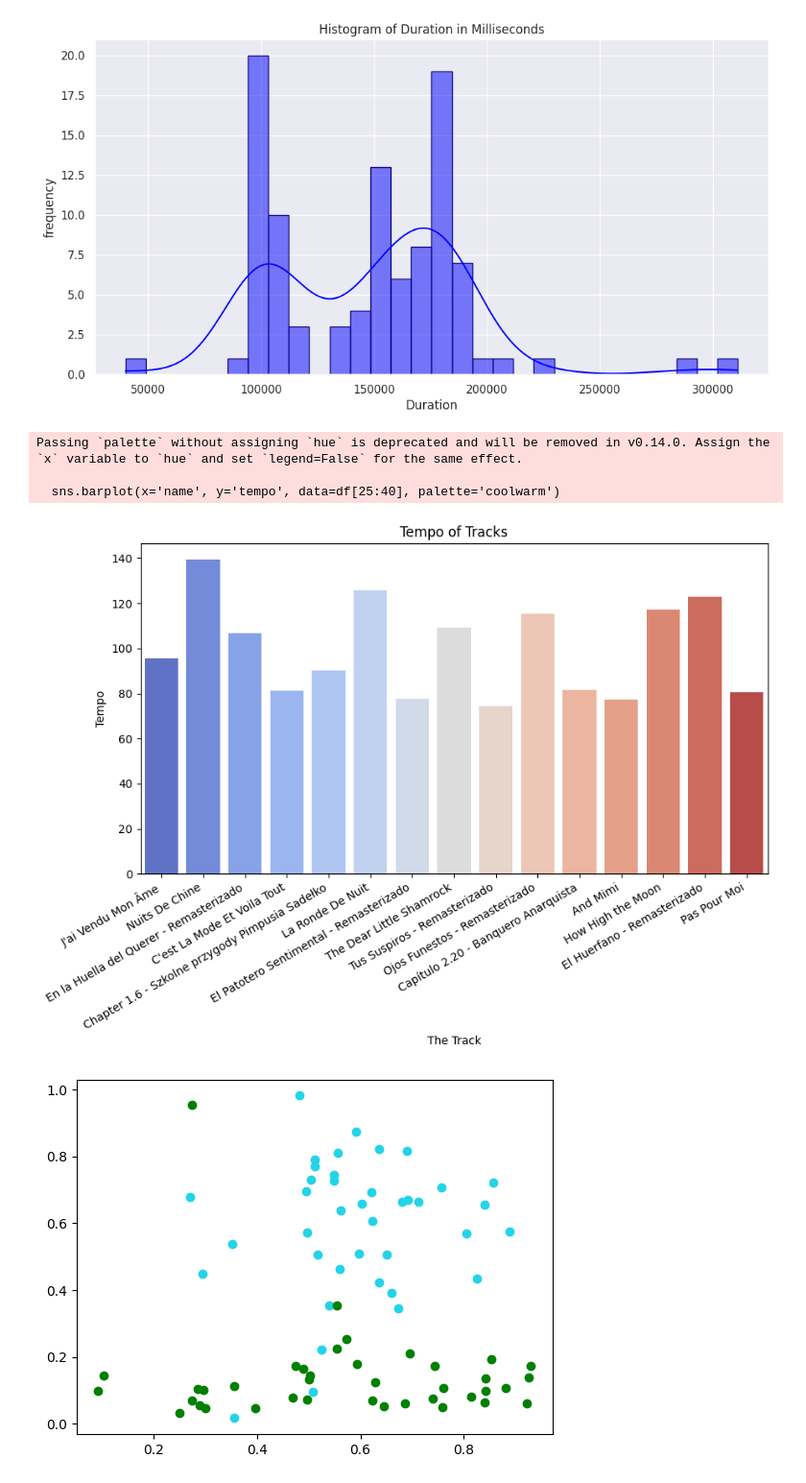
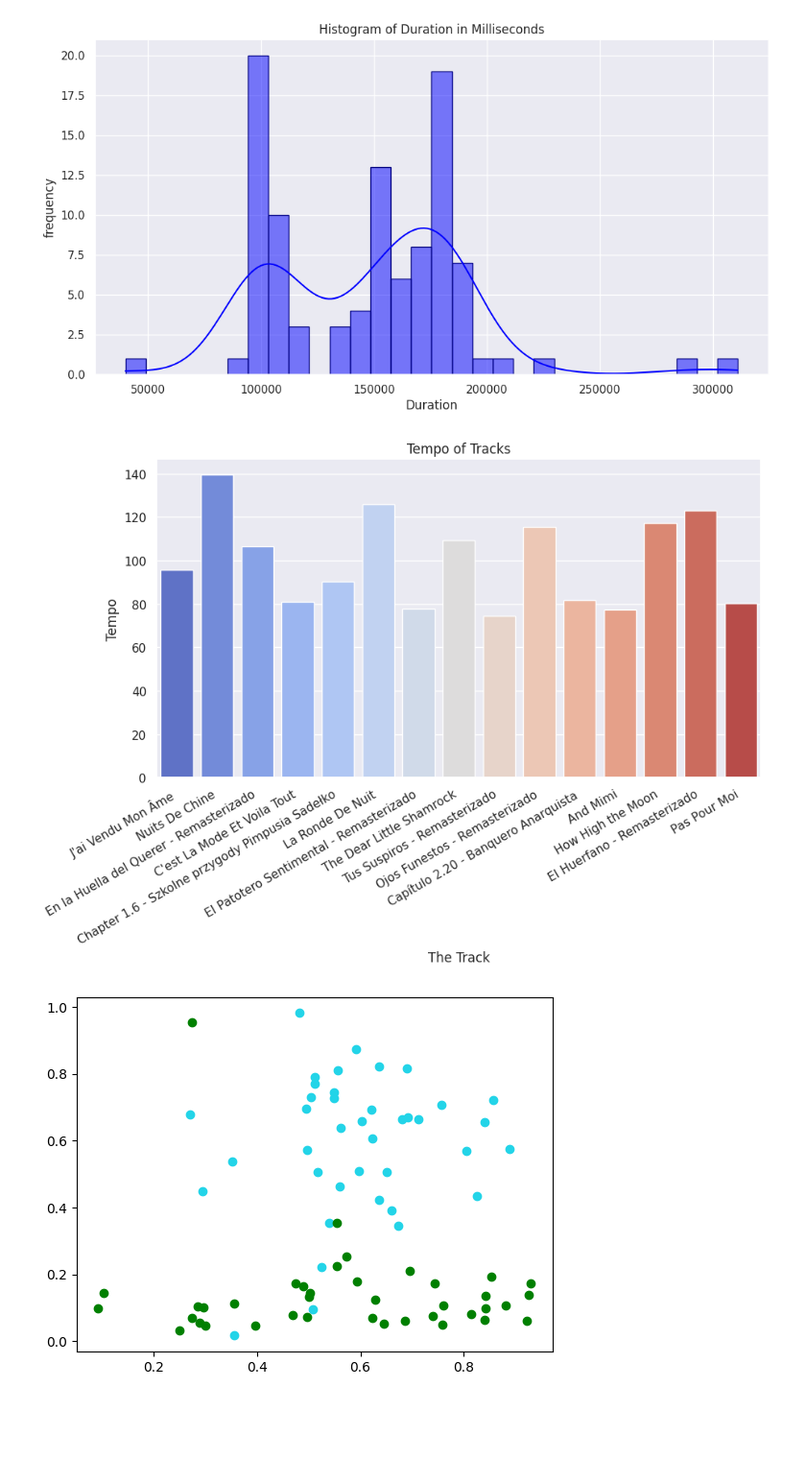
Before and after one commit to NMshoeb666/Neural-Nexus, a Jupyter notebook: MLfinals.ipynb, the cells around one changed output. Shown: that part at 96% size. Cells and saved outputs as stored; diff of their text form; code cells hidden in the pictures; blank space fills up the shorter version.

```diff
--- a/MLfinals.ipynb
+++ b/MLfinals.ipynb
@@ -111,17 +111,14 @@ plt.show()
 [figure]
 # %%
 plt.figure(figsize=(10, 6))
-sns.barplot(x='name', y='tempo', data=df[25:40], palette='coolwarm')
+sns.barplot(x='name', y='tempo', data=df[25:40], hue='name', palette='coolwarm', legend=False)
 plt.gcf().autofmt_xdate()
 plt.title('Tempo of Tracks')
 plt.ylabel('Tempo')
 plt.xlabel('The Track')
 plt.show()
 # %% [output]
-Passing `palette` without assigning `hue` is deprecated and will be removed in v0.14.0. Assign the `x` variable to `hue` and set `legend=False` for the same effect.
-
-  sns.barplot(x='name', y='tempo', data=df[25:40], palette='coolwarm')
-[figure, old version]
+[figure, new version]
 # %%
 x=df['danceability'][63681:63720]
 y=df['energy'][63681:63720]
```
